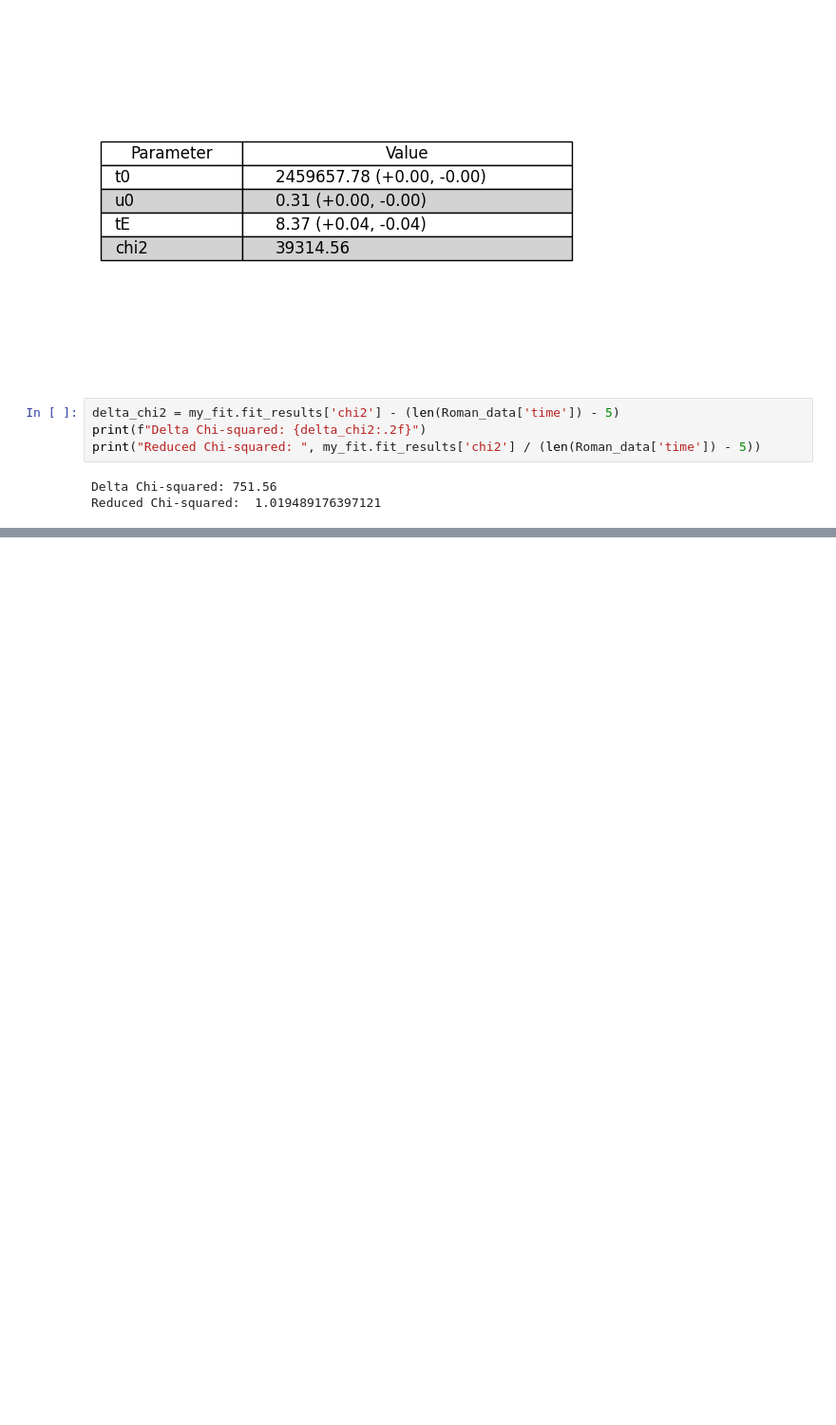
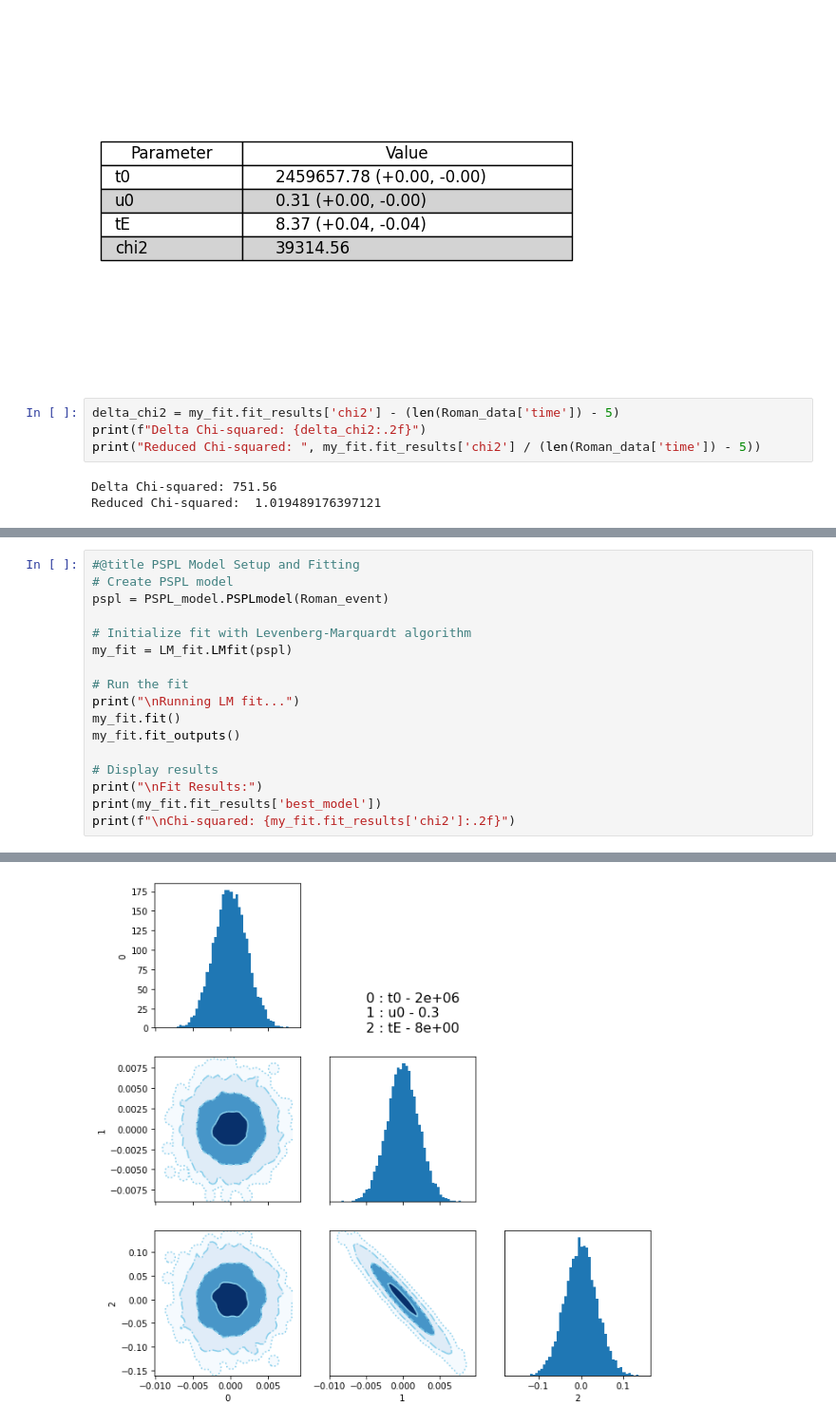
Before and after one commit to marottiluc/Single_Lens_Fitting_LM, a Jupyter notebook: pylima_demo.ipynb, the cells around one changed output, grey strips where cells are left out. Shown at 95% size. Cells and saved outputs as stored; diff of their text form; blank space fills up the shorter version.

```diff
--- a/pylima_demo.ipynb
+++ b/pylima_demo.ipynb
@@ -158,0 +205,18 @@ Reduced Chi-squared:  1.019489176397121
+# %%
+#@title PSPL Model Setup and Fitting
+# Create PSPL model
+pspl = PSPL_model.PSPLmodel(Roman_event)
+
+# Initialize fit with Levenberg-Marquardt algorithm
+my_fit = LM_fit.LMfit(pspl)
+
+# Run the fit
+print("\nRunning LM fit...")
+my_fit.fit()
+my_fit.fit_outputs()
+
+# Display results
+print("\nFit Results:")
+print(my_fit.fit_results['best_model'])
+print(f"\nChi-squared: {my_fit.fit_results['chi2']:.2f}")
+# %% [output]
@@ -158,0 +243 @@ Reduced Chi-squared:  1.019489176397121
+[figure, added]
```
Also changed, not shown: parts of 6 cells of this notebook.
